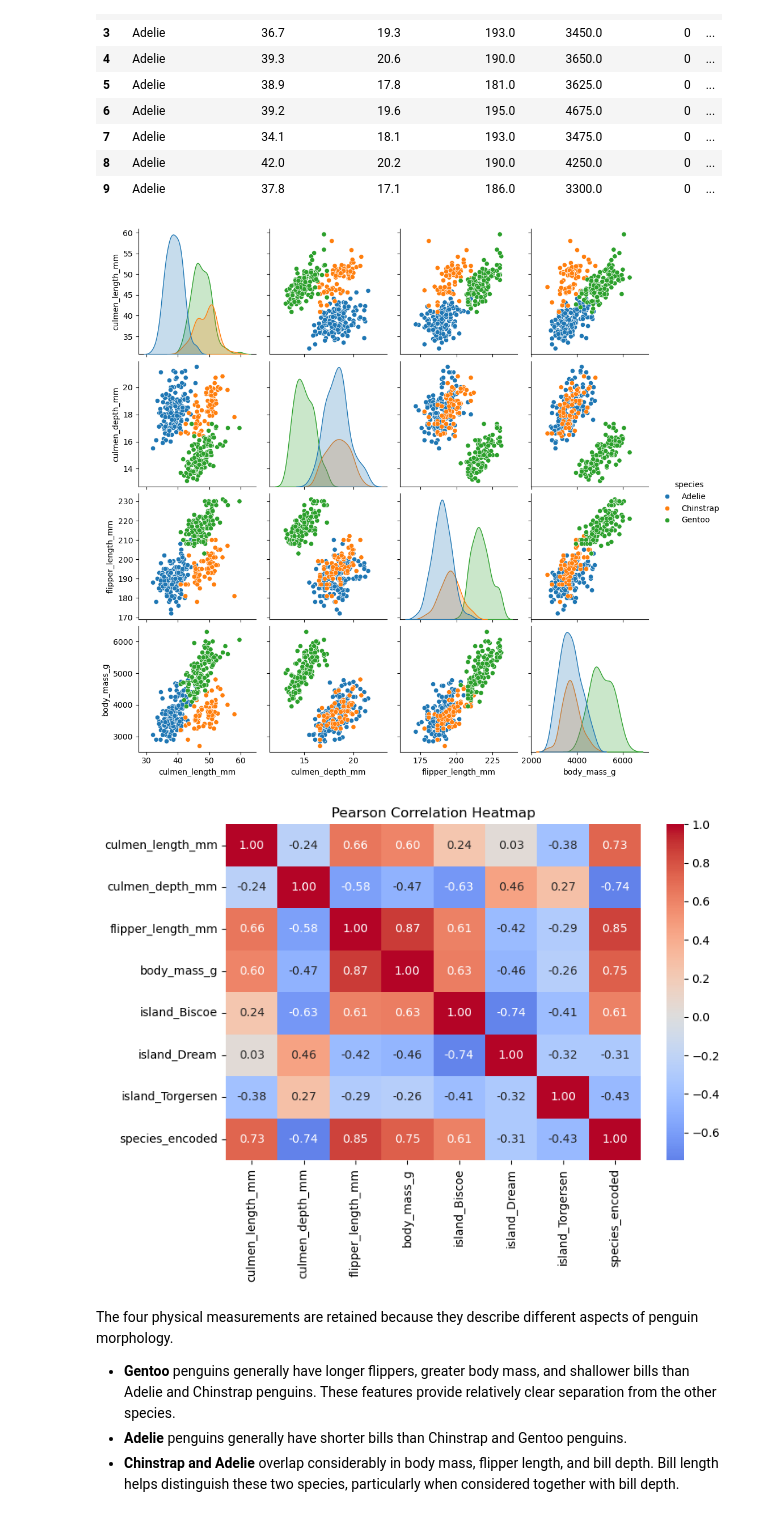
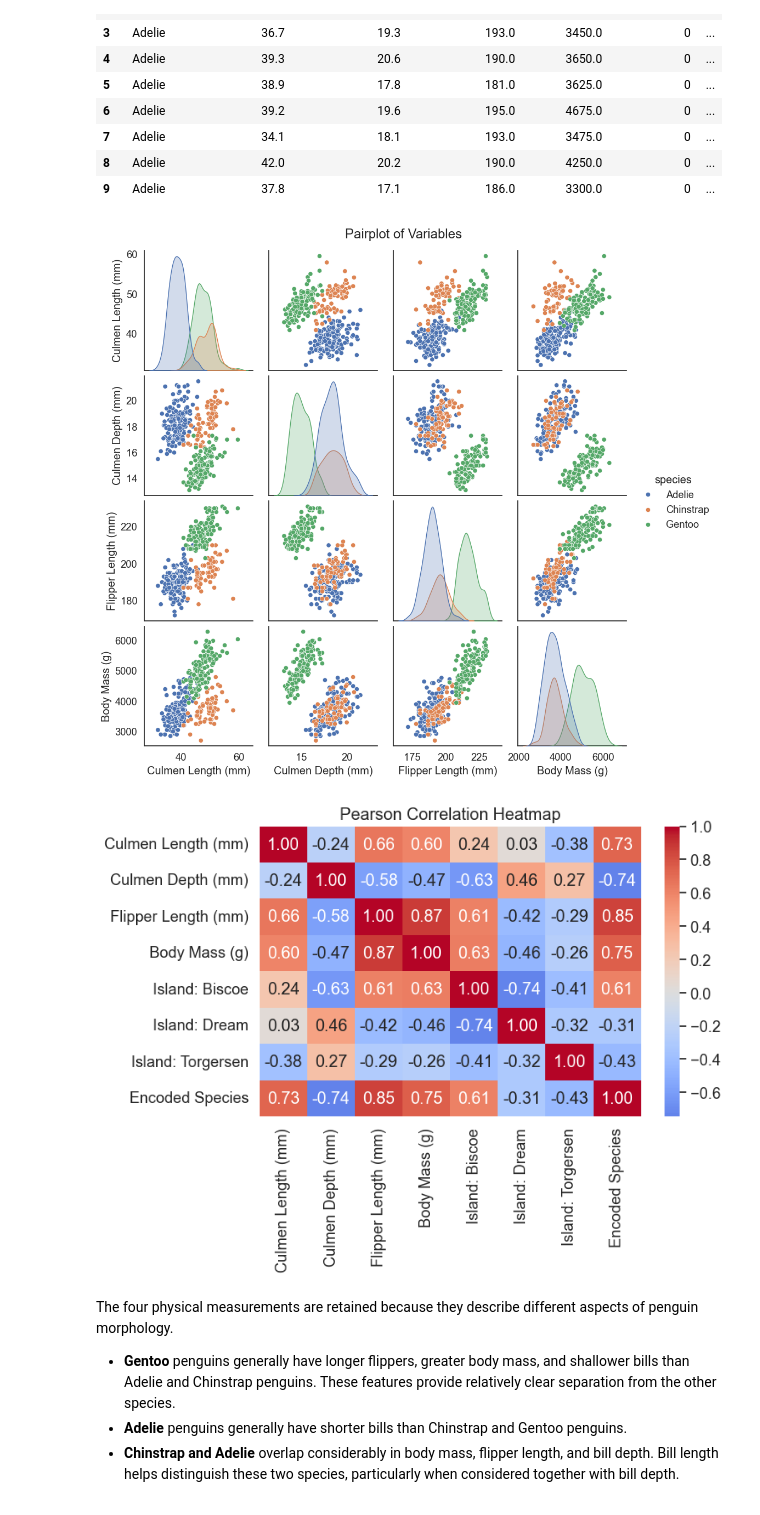
Before and after one commit to argobres/penguins_classification, a Jupyter notebook: notebooks/001_KNN_Classification.ipynb, the cells around one changed output. Saved outputs shown, nothing was run; the diff lists cells and outputs as text; code cells hidden in the pictures.

```diff
--- a/notebooks/001_KNN_Classification.ipynb
+++ b/notebooks/001_KNN_Classification.ipynb
@@ -360,11 +356,24 @@ numeric_cols = [
 
 plot_df = df[numeric_cols + ["species"]].copy()
 
+plot_df = plot_df.rename(columns ={
+    "culmen_length_mm": "Culmen Length (mm)",
+    "culmen_depth_mm": "Culmen Depth (mm)",
+    "flipper_length_mm": "Flipper Length (mm)",
+    "body_mass_g": "Body Mass (g)"
+}
+)
+
+
+sns.set_theme(font_scale=1.2)  # Default is 1.0
+sns.set_style("white")
 g = sns.pairplot(
     plot_df,
     hue="species",
-    diag_kind="kde"
+    diag_kind="kde",
 )
+
+g.fig.suptitle("Pairplot of Variables", y=1.02)
 
 g.savefig(
     "../reports/figures/002_Pairplot.png",
@@ -373,27 +382,39 @@ g.savefig(
 
 plt.show()
 # %% [output]
-[figure, old version]
+[figure, new version]
 # %%
+rename_map = {
+    "culmen_length_mm": "Culmen Length (mm)",
+    "culmen_depth_mm": "Culmen Depth (mm)",
+    "flipper_length_mm": "Flipper Length (mm)",
+    "body_mass_g": "Body Mass (g)",
+    "island_Biscoe": "Island: Biscoe",
+    "island_Dream": "Island: Dream",
+    "island_Torgersen": "Island: Torgersen",
+    "species_encoded": "Encoded Species"
+}
+
 corr = df.corr(numeric_only=True, method="pearson")
+corr = corr.rename(columns=rename_map, index=rename_map)
 
 plt.figure(figsize=(8, 6))
 
 sns.heatmap(
     corr,
     annot=True,
     fmt=".2f",
     cmap="coolwarm",
     center=0
 )
 
 plt.title("Pearson Correlation Heatmap")
 plt.tight_layout()
 # Saving the figure
 plt.savefig("../reports/figures/003_Correlation_Heatmap.png", dpi=300)
 plt.show();
 # %% [output]
-[figure, old version]
+[figure, new version]
 # %% [markdown]
 The four physical measurements are retained because they describe
 different aspects of penguin morphology.
```
Also changed, not shown: parts of 8 cells of this notebook, 8 other files.
